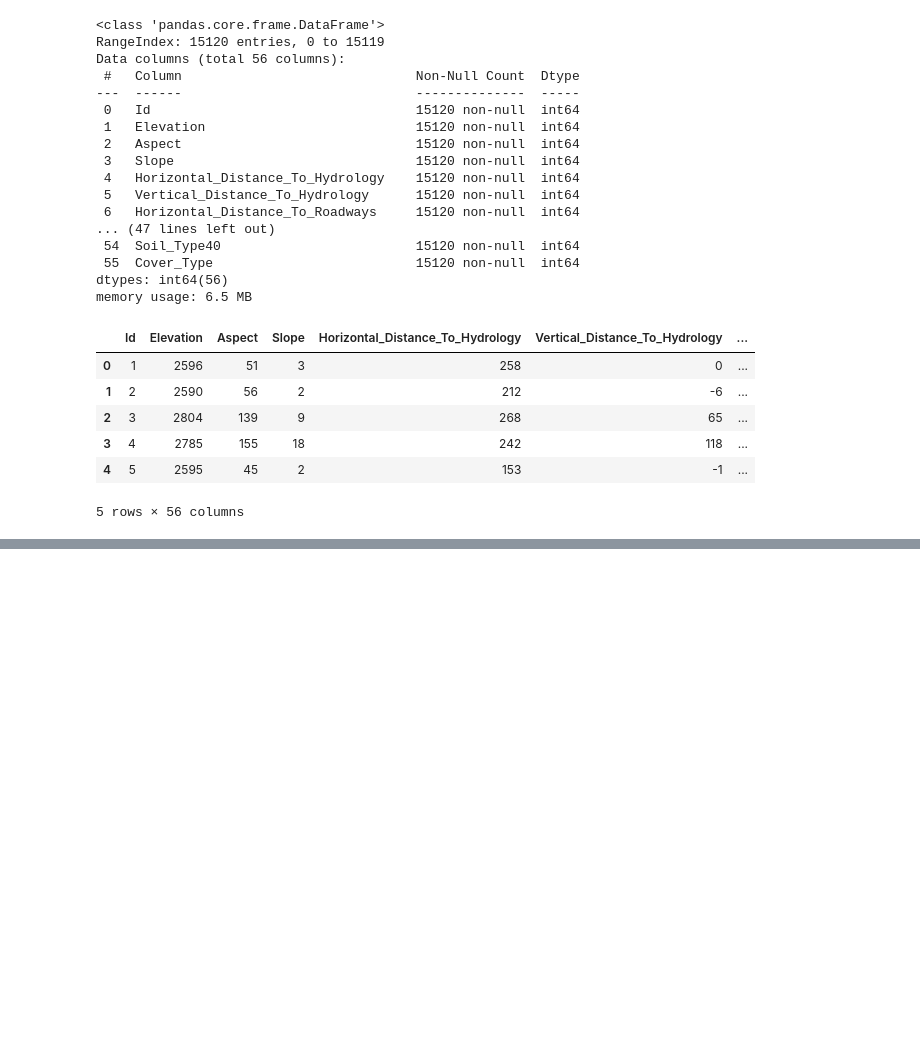
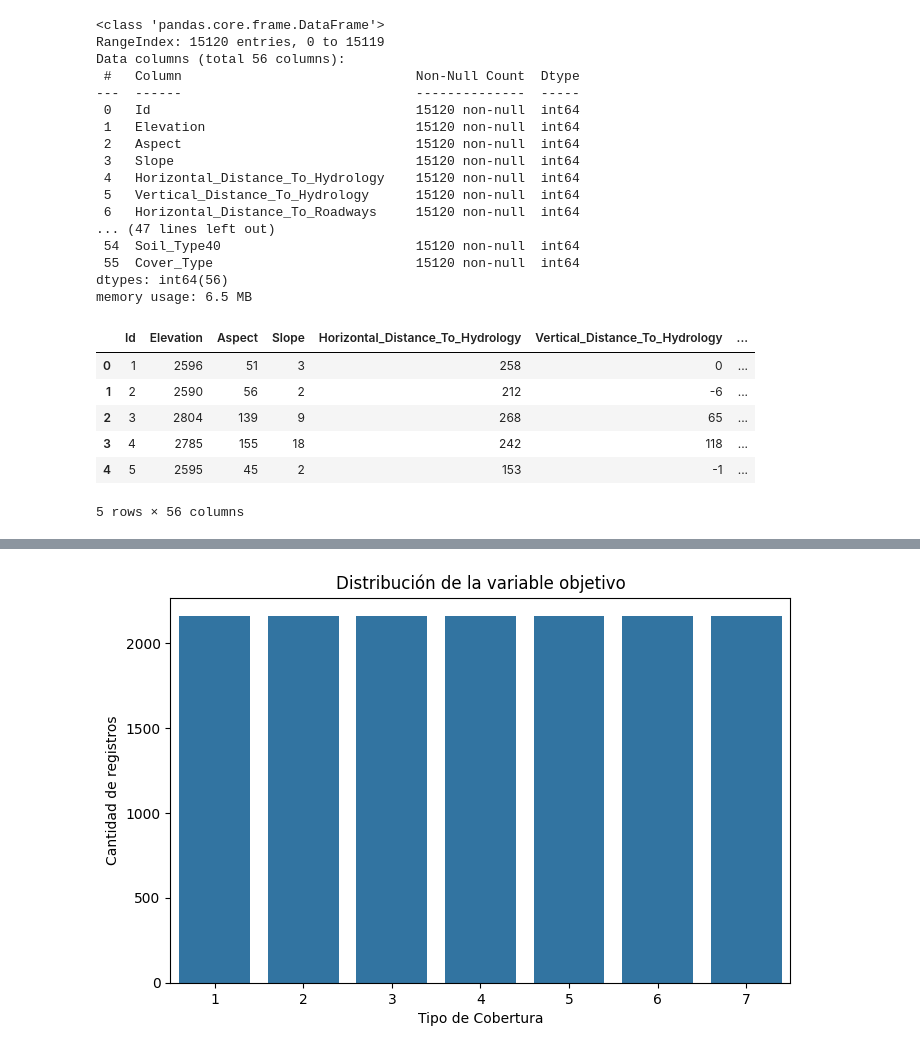
Before and after one commit to Perceval840/MonitoreoProyectosML_IA, a Jupyter notebook: forest_cover_classification.ipynb, the cells around one changed output, grey strips where cells are left out. Drawn from its saved outputs; the diff is of its cells as text; code cells hidden in the pictures; blank space fills up the shorter version.

```diff
--- a/forest_cover_classification.ipynb
+++ b/forest_cover_classification.ipynb
@@ -31,0 +71,12 @@ memory usage: 6.5 MB
+# %%
+import matplotlib.pyplot as plt
+import seaborn as sns
+
+plt.figure(figsize=(8, 5))
+sns.countplot(x=df["Cover_Type"])
+plt.xlabel("Tipo de Cobertura")
+plt.ylabel("Cantidad de registros")
+plt.title("Distribución de la variable objetivo")
+plt.show()
+# %% [output]
+[figure, added]
```
Also changed, not shown: parts of 18 cells of this notebook, 51 other files.
